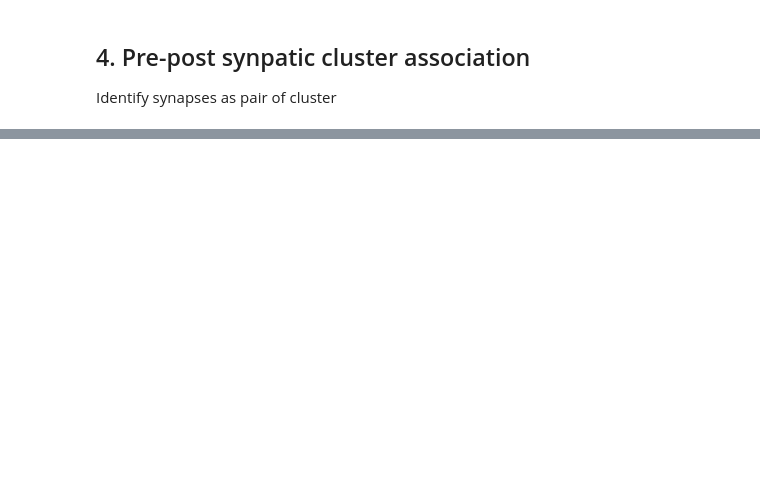
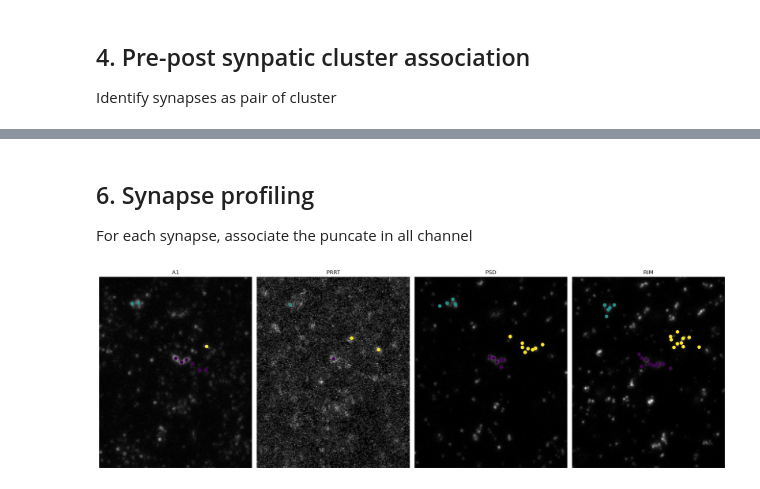
Before and after one commit to jboulanger/synex, a Jupyter notebook: notebooks/Analysis.ipynb, the cells around one changed output, grey strips where cells are left out. Cells and saved outputs as stored; diff of their text form; code cells hidden in the pictures; blank space fills up the shorter version.

```diff
--- a/notebooks/Analysis.ipynb
+++ b/notebooks/Analysis.ipynb
@@ -111,4 +139,20 @@ points, synapses = pair_cluster(points, ["PSD", "RIM"], distance=1)
 # %%
-for prrt_cluster import pair_puncta
+from prrt_clustering import pair_puncta
 
-pair_puncta()
+points, pairs = pair_puncta(points,["A1","PRRT"],distance=0.5)
+# %% [markdown]
+## 6. Synapse profiling
+
+For each synapse, associate the puncate in all channel
+# %%
+from prrt_clustering.clustering import associate_to_paired_cluster, compute_distances
+
+points = associate_to_paired_cluster(points, 0.25)
+points = compute_distances(points)
+
+fig = plt.figure(figsize=(20, 20))
+fig, axes = plot_data(tmp, split=True, fig=fig)
+for n,g in points[points["synapse_id"]>=0].groupby("C"):
+    axes[n].scatter(g['X'],g['Y'],c=g['synapse_id'],s=50)
+# %% [output]
+[figure, added]
```
Also changed, not shown: parts of 11 cells of this notebook, 3 other files.
